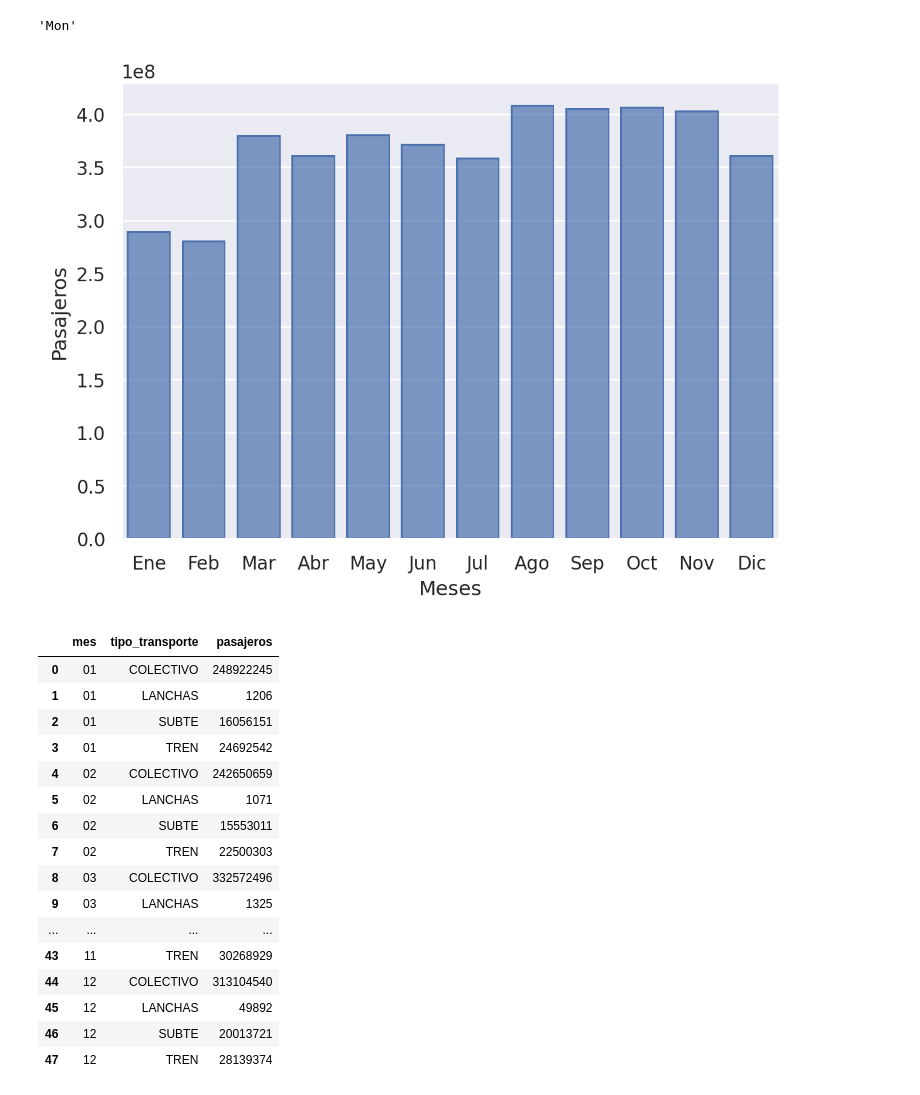
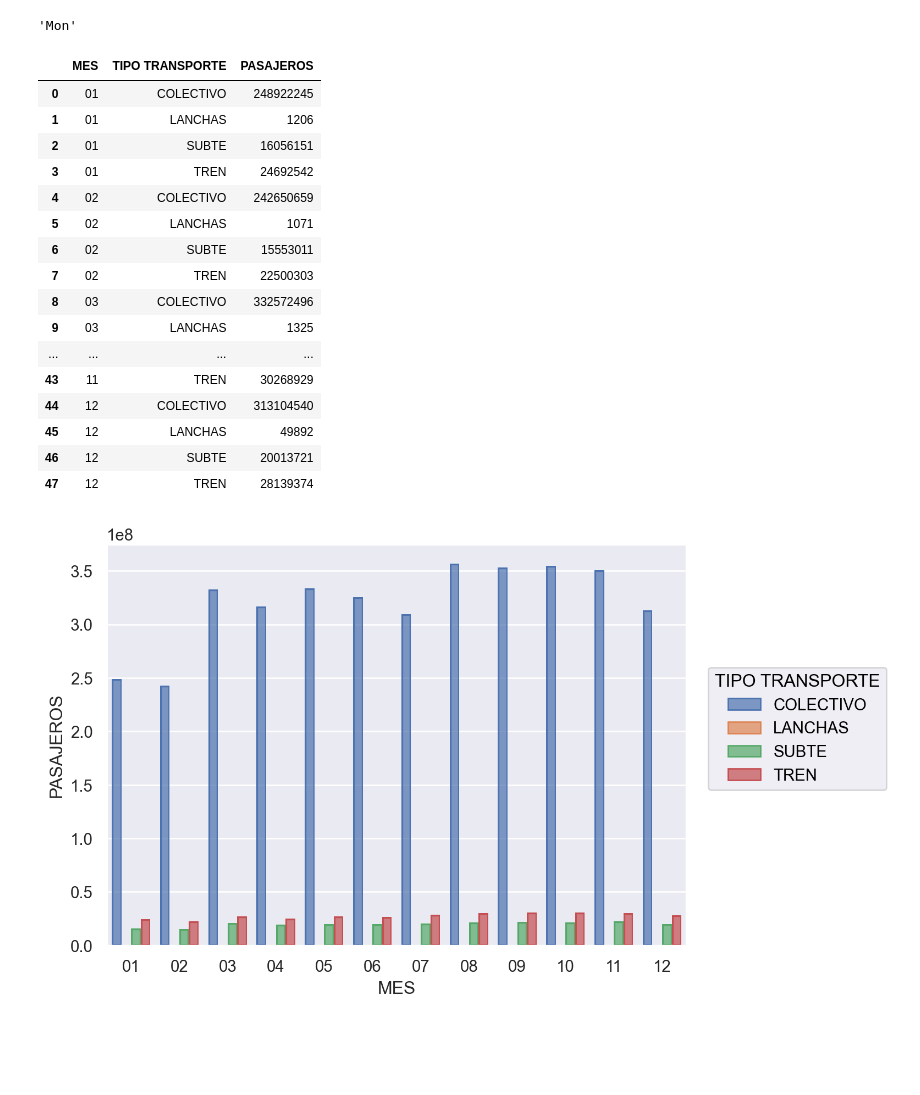
Before and after one commit to romanprs03/labo_de_datos, a Jupyter notebook: TP1/Román_Parisi_Joaquín_Núñez.ipynb, the cells around one changed output. Drawn from its saved outputs; the diff is of its cells as text; code cells hidden in the pictures; blank space fills up the shorter version.

```diff
--- a/TP1/Román_Parisi_Joaquín_Núñez.ipynb
+++ b/TP1/Román_Parisi_Joaquín_Núñez.ipynb
@@ -150,48 +150,36 @@ datos_limpios.drop(columnas_a_eliminar, axis = 1, inplace = True)
 datos_limpios = datos_limpios.rename(columns = {"DIA_TRANSPORTE" : "fecha", "LINEA" : "linea", "TIPO_TRANSPORTE" : "tipo_transporte", "JURISDICCION" : "jurisdiccion", "CANTIDAD" : "pasajeros", "FECHA_DIA" : "fecha_dia", "FECHA_ORDINAL" : "fecha_ordinal", "FECHA_MES" : "fecha_mes"})
 datos_limpios = datos_limpios.reindex(columns = nombre_de_columnas)
 
-#
+# Creamos un nuevo data frame que relacione los tres elementos que necesitamos para realizar nuestro análsis
 
-pasajeros_por_mes = datos_limpios.groupby("fecha_mes")["pasajeros"].sum()
-datos_analisis_exploratorio_meses = {
-    "Meses":["Ene", "Feb", "Mar", "Abr", "May", "Jun", "Jul", "Ago", "Sep", "Oct", "Nov", "Dic"],
-    "Pasajeros":[pasajeros_por_mes["01"], pasajeros_por_mes["02"], pasajeros_por_mes["03"], pasajeros_por_mes["04"], pasajeros_por_mes["05"], pasajeros_por_mes["06"], pasajeros_por_mes["07"], pasajeros_por_mes["08"], pasajeros_por_mes["09"], pasajeros_por_mes["10"], pasajeros_por_mes["11"], pasajeros_por_mes["12"]]
-}
-
-pasajeros_por_tipo_transporte = datos_limpios.groupby("tipo_transporte")["pasajeros"].sum()
-datos_analisis_exploratorio_transporte = {
-    "Transporte":["Colectivo", "Lanchas", "Subte", "Tren"],
-    "Pasajeros":[pasajeros_por_tipo_transporte["COLECTIVO"], pasajeros_por_tipo_transporte["LANCHAS"], pasajeros_por_tipo_transporte["SUBTE"], pasajeros_por_tipo_transporte["TREN"]]
-}
-
-so.Plot(data=datos_analisis_exploratorio_meses, x="Meses", y="Pasajeros").add(so.Bar())
-#so.Plot(data=datos_analisis_exploratorio_transporte, x="Transporte", y="Pasajeros").add(so.Bar())
+mes_tipo_transporte = datos_limpios.groupby(["fecha_mes", "tipo_transporte"])["pasajeros"].sum() # Agrupamos por mes y por tipo de transporte la sumatoria de los pasajeros de cada mes y tipo
+datos_mes_tipo_transporte = pd.DataFrame( # Creamos el data frame mediante ciclos for
+    {"MES": [indice[0] for indice in mes_tipo_transporte.index],
+    "TIPO TRANSPORTE": [indice[1] for indice in mes_tipo_transporte.index],
+    "PASAJEROS": [mes_tipo_transporte[indice] for indice in mes_tipo_transporte.index]}
+    )
+datos_mes_tipo_transporte # Vemos como quedó
 # %% [output]
-[figure, removed]
+|  | MES | TIPO TRANSPORTE | PASAJEROS |
+| 0 | 01 | COLECTIVO | 248922245 |
+| 1 | 01 | LANCHAS | 1206 |
+| 2 | 01 | SUBTE | 16056151 |
+| 3 | 01 | TREN | 24692542 |
+| 4 | 02 | COLECTIVO | 242650659 |
+| 5 | 02 | LANCHAS | 1071 |
+| 6 | 02 | SUBTE | 15553011 |
+| 7 | 02 | TREN | 22500303 |
+| 8 | 03 | COLECTIVO | 332572496 |
+| 9 | 03 | LANCHAS | 1325 |
+| ... | ... | ... | ... |
+| 43 | 11 | TREN | 30268929 |
+| 44 | 12 | COLECTIVO | 313104540 |
+| 45 | 12 | LANCHAS | 49892 |
+| 46 | 12 | SUBTE | 20013721 |
+| 47 | 12 | TREN | 28139374 |
-# %%
-g = datos_limpios.groupby(["fecha_mes", "tipo_transporte"])["pasajeros"].sum()
-g['01', 'COLECTIVO']
-nuevo_df = pd.DataFrame(
-    {"mes": [indice[0] for indice in g.index],
-    "tipo_transporte": [indice[1] for indice in g.index],
-    "pasajeros": [g[indice] for indice in g.index]}
-    )
-nuevo_df
-# %% [output]
-|  | mes | tipo_transporte | pasajeros |
-| 0 | 01 | COLECTIVO | 248922245 |
-| 1 | 01 | LANCHAS | 1206 |
-| 2 | 01 | SUBTE | 16056151 |
-| 3 | 01 | TREN | 24692542 |
-| 4 | 02 | COLECTIVO | 242650659 |
-| 5 | 02 | LANCHAS | 1071 |
-| 6 | 02 | SUBTE | 15553011 |
-| 7 | 02 | TREN | 22500303 |
-| 8 | 03 | COLECTIVO | 332572496 |
-| 9 | 03 | LANCHAS | 1325 |
-| ... | ... | ... | ... |
-| 43 | 11 | TREN | 30268929 |
-| 44 | 12 | COLECTIVO | 313104540 |
-| 45 | 12 | LANCHAS | 49892 |
-| 46 | 12 | SUBTE | 20013721 |
-| 47 | 12 | TREN | 28139374 |
+# %%
+# Con el data frame ya creado, utilizamos el método Plot de seaborn objects para realizar un gráfico y obtener una conclusión del mismo
+
+so.Plot(data=datos_mes_tipo_transporte, x="MES", y="PASAJEROS", color="TIPO TRANSPORTE").add(so.Bar(), so.Dodge())
+# %% [output]
+[figure, added]
```
Also changed, not shown: parts of 7 cells of this notebook, 4 other files.
